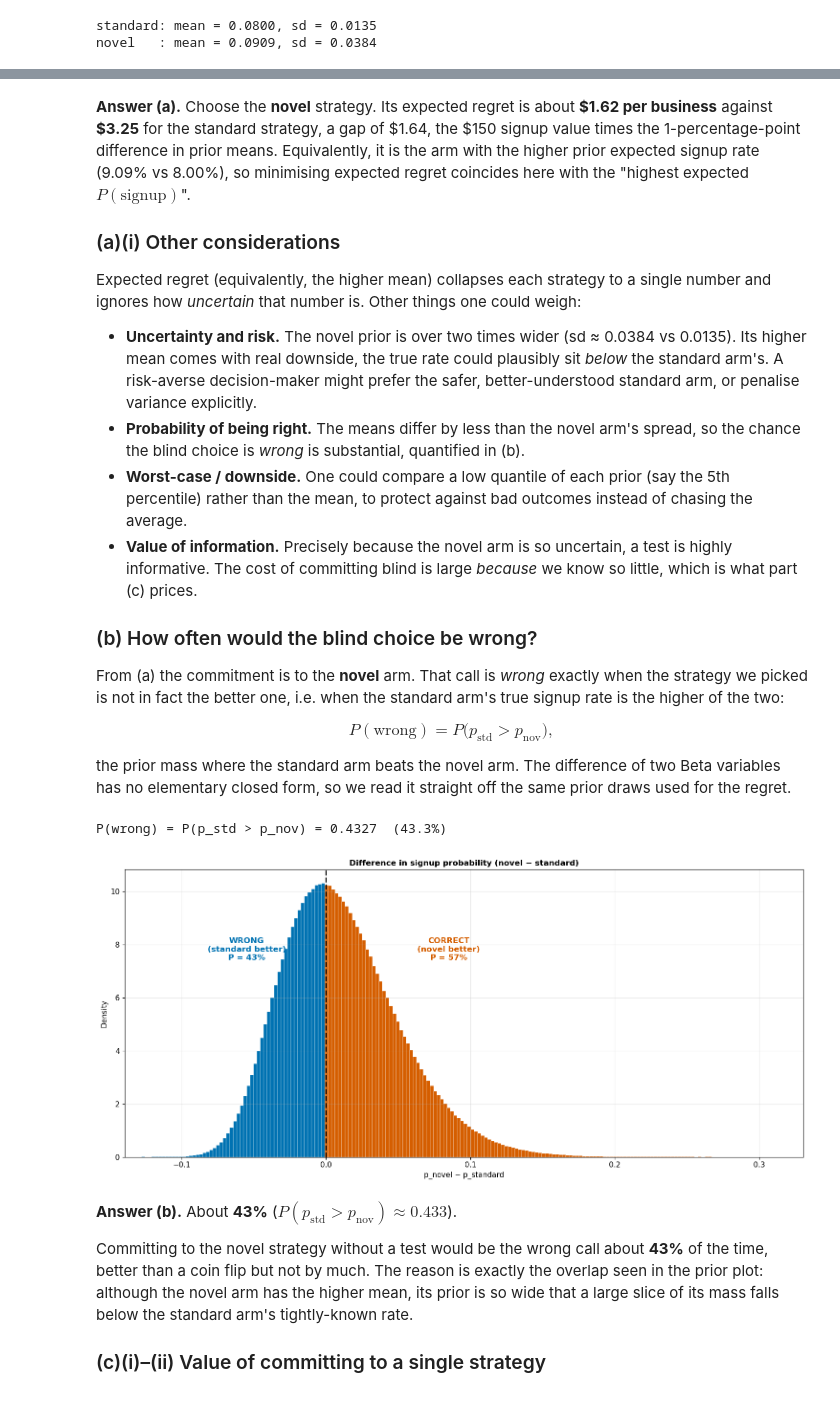
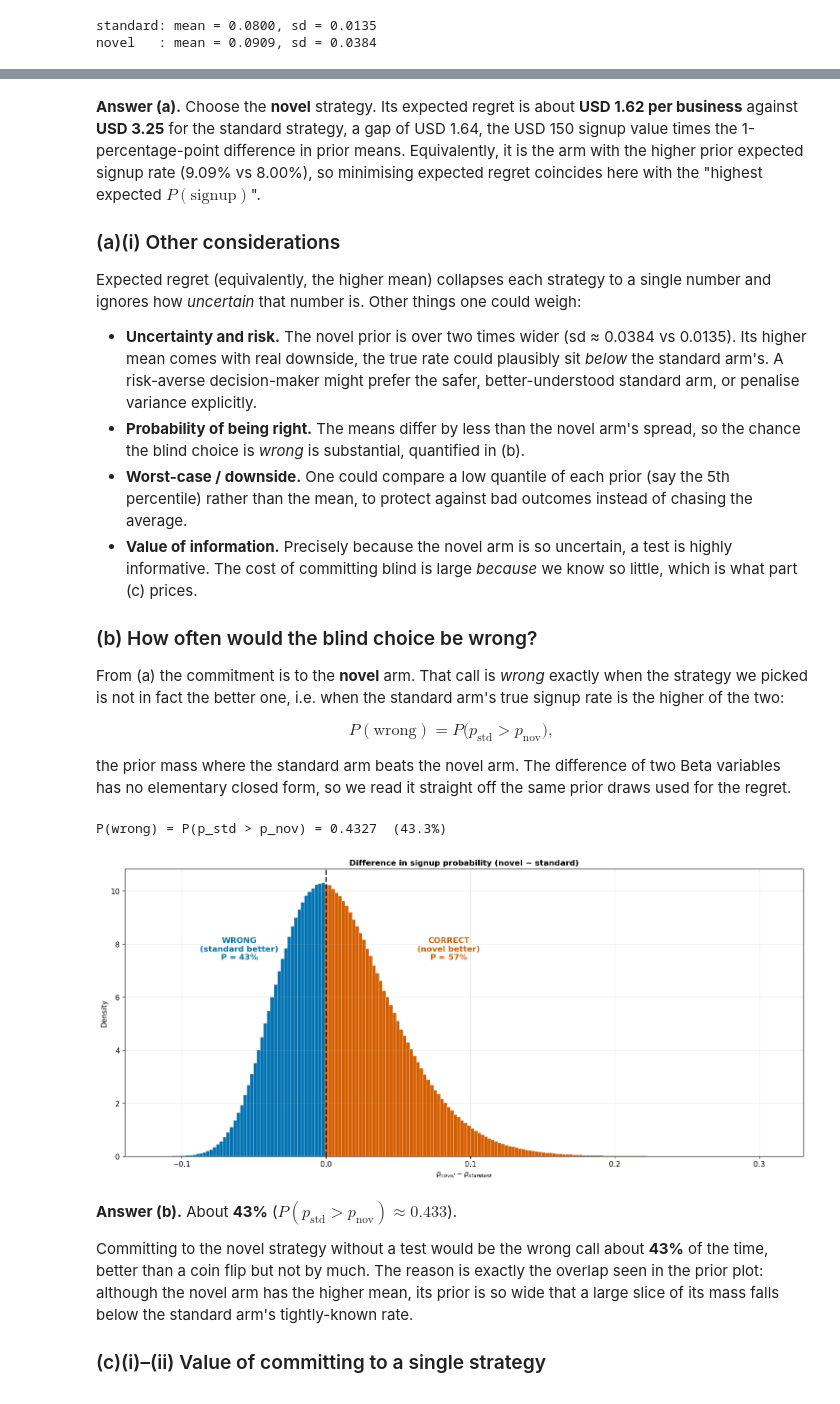
Before and after one commit to oliveirafrancofelipe/bayesian-ab-testing, a Jupyter notebook: bayesian_ab_exercise2.ipynb, the cells around one changed output, grey strips where cells are left out. Cells and saved outputs as stored; diff of their text form; code cells hidden in the pictures.

```diff
--- a/bayesian_ab_exercise2.ipynb
+++ b/bayesian_ab_exercise2.ipynb
@@ -228,5 +215,5 @@ expected regret (novel)    = $1.617 per business
 # %% [markdown]
-**Answer (a).** Choose the **novel** strategy. Its expected regret is about **\$1.62 per business** against **\$3.25** for the standard strategy, a gap of \$1.64, the \$150 signup value times the 1-percentage-point difference in prior means. Equivalently, it is the arm with the higher prior expected signup rate (9.09% vs 8.00%), so minimising expected regret coincides here with the "highest expected $P(\text{signup})$".
+**Answer (a).** Choose the **novel** strategy. Its expected regret is about **USD 1.62 per business** against **USD 3.25** for the standard strategy, a gap of USD 1.64, the USD 150 signup value times the 1-percentage-point difference in prior means. Equivalently, it is the arm with the higher prior expected signup rate (9.09% vs 8.00%), so minimising expected regret coincides here with the "highest expected $P(\text{signup})$".
 
 ### (a)(i) Other considerations
 
@@ -254,37 +241,38 @@ p_wrong = (p_std > p_nov).mean()
 print(f"P(wrong) = P(p_std > p_nov) = {p_wrong:.4f}  ({p_wrong:.1%})")
 
 # Distribution of the difference (novel - standard); blue = standard better (wrong), orange = novel better
 delta = p_nov - p_std
 counts, edges = np.histogram(delta, bins=200, density=True)
 centers = (edges[:-1] + edges[1:]) / 2
 colors = [PALETTE["standard"] if c < 0 else PALETTE["novel"] for c in centers]
 
 # Figure setup
 fig, ax = plt.subplots(figsize=(15, 7))
 
 # Histogram
 ax.bar(centers, counts, width=(edges[1]-edges[0]), color=colors, edgecolor="white", linewidth=0.3, align="center")
 
 # Reference line at zero
 ax.axvline(0, color="black", ls="--", lw=2)
 
 # Annotations
 top = counts.max()
-ax.text(-0.055, top*0.72, f"WRONG\n(standard better)\nP = {p_wrong:.0%}",
+ax.text(-0.06, top*0.72, f"WRONG\n(standard better)\nP = {p_wrong:.0%}",
         color=PALETTE["standard"], ha="center", fontsize=12, weight="bold")
 ax.text(0.085, top*0.72, f"CORRECT\n(novel better)\nP = {1-p_wrong:.0%}",
         color=PALETTE["novel"], ha="center", fontsize=12, weight="bold")
 
 # Title and labels
 ax.set(title="Difference in signup probability (novel − standard)",
-       xlabel="p_novel − p_standard", ylabel="Density")
+       xlabel="$p_{novel} − p_{standard}$", ylabel="Density")
 ax.margins(x=0)
 
 # Display
-fig.tight_layout(); plt.show()
+fig.tight_layout()
+plt.show()
 # %% [output]
 P(wrong) = P(p_std > p_nov) = 0.4327  (43.3%)
-[figure, old version]
+[figure, new version]
 # %% [markdown]
 **Answer (b).** About **43%** ($P(p_{\text{std}}>p_{\text{nov}})\approx 0.433$).
 
```
Also changed, not shown: parts of 13 cells of this notebook.
